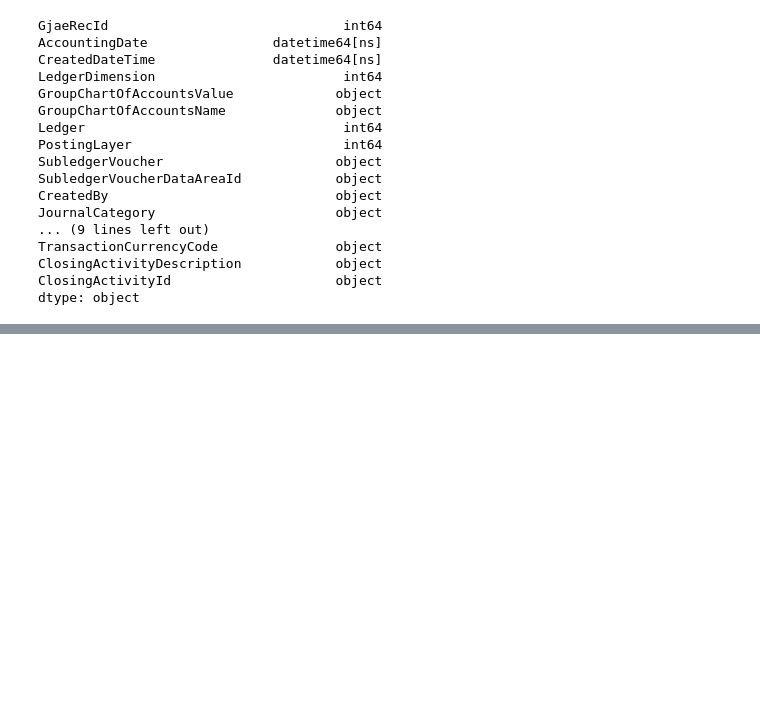
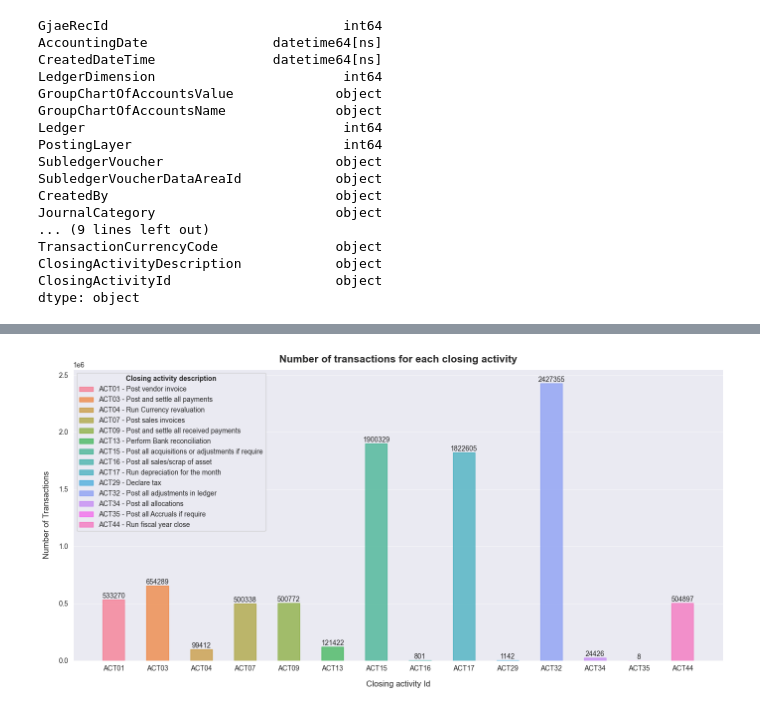
Before and after one commit to gianluca-coletta/Tesi_Magistrale, a Jupyter notebook: Code/ClosingTransactionEDA.ipynb, the cells around one changed output, grey strips where cells are left out. Cells and saved outputs as stored; diff of their text form; code cells hidden in the pictures; blank space fills up the shorter version.

```diff
--- a/Code/ClosingTransactionEDA.ipynb
+++ b/Code/ClosingTransactionEDA.ipynb
@@ -132 +253,55 @@ ACT16        801
 Name: count, dtype: int64
+# %%
+# Set seaborn style
+sns.set_style('dark')
+
+# Create a dictionary mapping activity ID to list of descriptions
+activity_description_dict = {}
+for activity in df['ClosingActivityId'].unique():
+    descriptions = df[df['ClosingActivityId'] == activity]['ClosingActivityDescription'].unique()
+    activity_description_dict[activity] = descriptions
+
+# Extract unique activity names
+activity_names = sorted(df['ClosingActivityId'].unique())
+
+# Extract transaction counts for each activity
+activity_counts = [df[df['ClosingActivityId'] == activity]['ClosingActivityId'].count() for activity in activity_names]
+
+# Define color map
+colors = sns.color_palette("husl", len(activity_names))
+
+# Define legend entries
+legend_labels = []
+for activity in activity_names:
+    descriptions = ", ".join(activity_description_dict[activity])
+    legend_labels.append(f'{activity} - {descriptions}')
+
+# Plot histogram with seaborn style
+plt.figure(figsize=(14, 7))
+bars = plt.bar(activity_names, activity_counts, alpha=0.7, width=0.5, label=legend_labels)
+
+# Set custom colors for bars
+for bar, color in zip(bars, colors):
+    bar.set_color(color)
+
+plt.xlabel('Closing activity Id', fontsize=12, labelpad=12)
+plt.ylabel('Number of Transactions', fontsize=12, labelpad=12)
+plt.title('Number of transactions for each closing activity', fontsize=15, fontweight='bold', pad=10)
+plt.xticks(ha='center', fontsize=10)
+plt.yticks(fontsize=10)
+plt.grid(axis='y', alpha=0.7)
+
+# Add exact number of transactions on each bar
+for i, count in enumerate(activity_counts):
+    plt.text(i, count, str(count), ha='center', va='bottom', fontsize=10)
+
+
+# Plot legend
+legend = plt.legend()
+legend.set_title('Closing activity description', {'weight': 'bold'})
+
+# Show the plot
+plt.tight_layout()
+plt.show()
+# %% [output]
+[figure, added]
```
Also changed, not shown: parts of 38 cells of this notebook, 4 other files.
